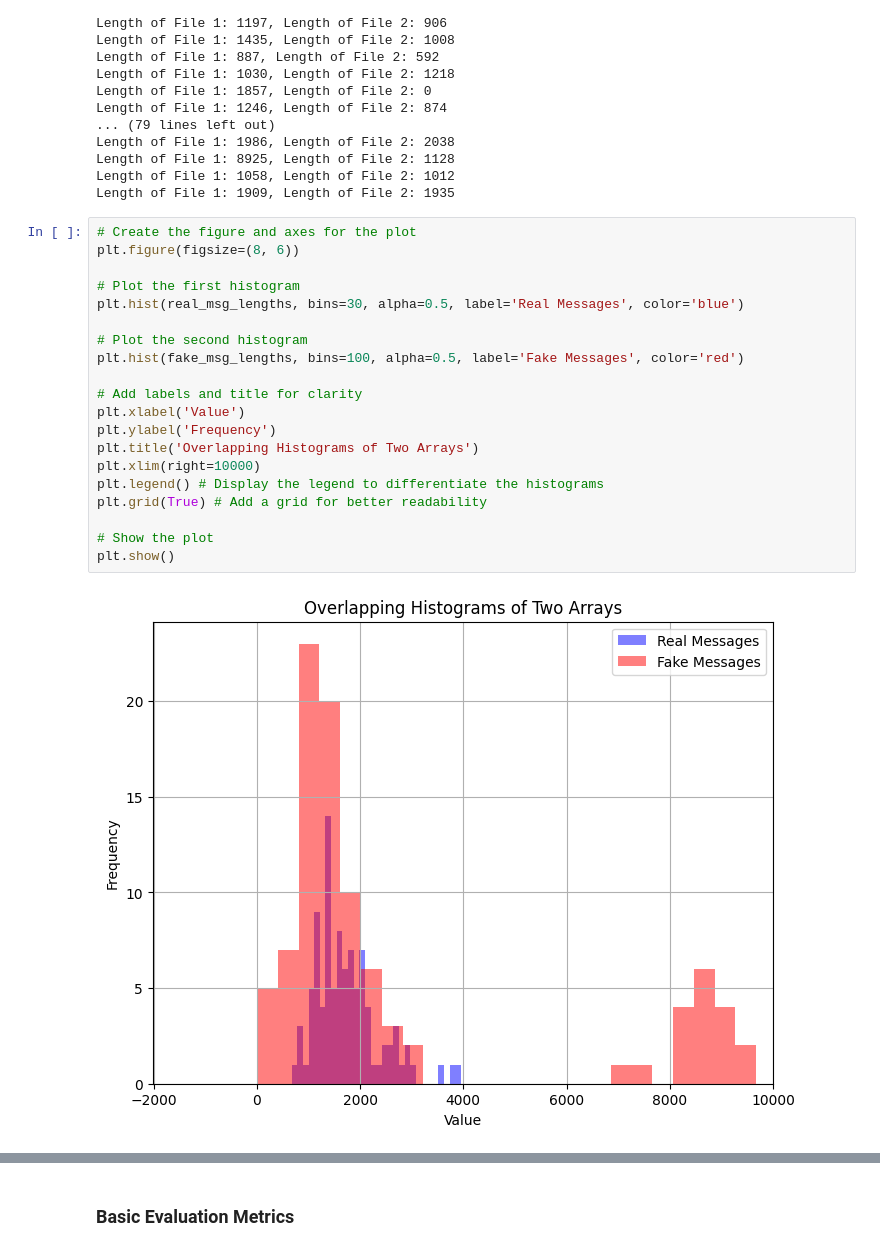
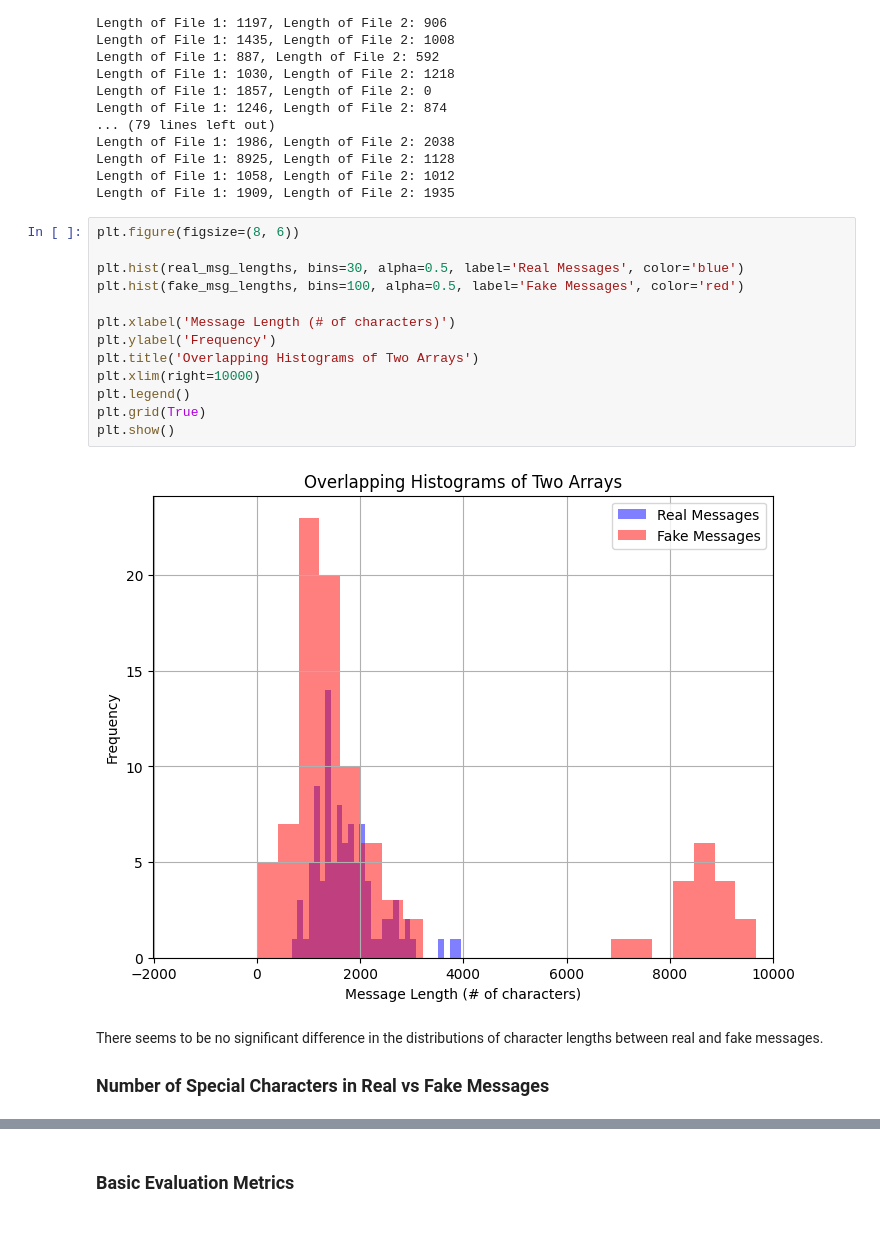
Before and after one commit to shaeantoine/real_or_fake, a Jupyter notebook: main.ipynb, the cells around one changed output, grey strips where cells are left out. Saved outputs shown, nothing was run; the diff lists cells and outputs as text.

Commit message:
Add EDA for special character count

```diff
--- a/main.ipynb
+++ b/main.ipynb
@@ -107,24 +114,21 @@ Length of File 1: 8925, Length of File 2: 1128
 Length of File 1: 1058, Length of File 2: 1012
 Length of File 1: 1909, Length of File 2: 1935
 # %%
-# Create the figure and axes for the plot
 plt.figure(figsize=(8, 6))
 
-# Plot the first histogram
 plt.hist(real_msg_lengths, bins=30, alpha=0.5, label='Real Messages', color='blue')
-
-# Plot the second histogram
 plt.hist(fake_msg_lengths, bins=100, alpha=0.5, label='Fake Messages', color='red')
 
-# Add labels and title for clarity
-plt.xlabel('Value')
+plt.xlabel('Message Length (# of characters)')
 plt.ylabel('Frequency')
 plt.title('Overlapping Histograms of Two Arrays')
 plt.xlim(right=10000)
-plt.legend() # Display the legend to differentiate the histograms
-plt.grid(True) # Add a grid for better readability
-
-# Show the plot
+plt.legend()
+plt.grid(True)
 plt.show()
 # %% [output]
-[figure, old version]
+[figure, new version]
+# %% [markdown]
+There seems to be no significant difference in the distributions of character lengths between real and fake messages.
+
+### Number of Special Characters in Real vs Fake Messages
```
Also changed, not shown: parts of 4 cells of this notebook.
